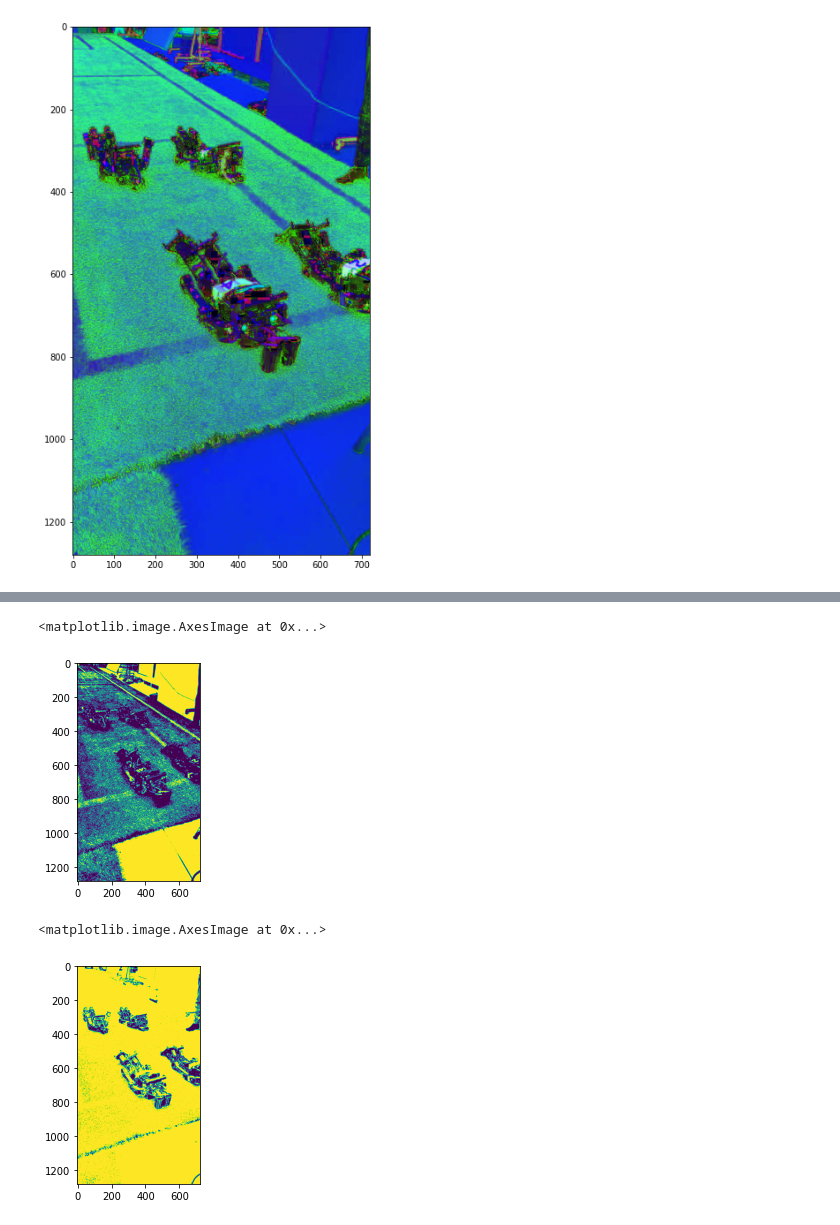
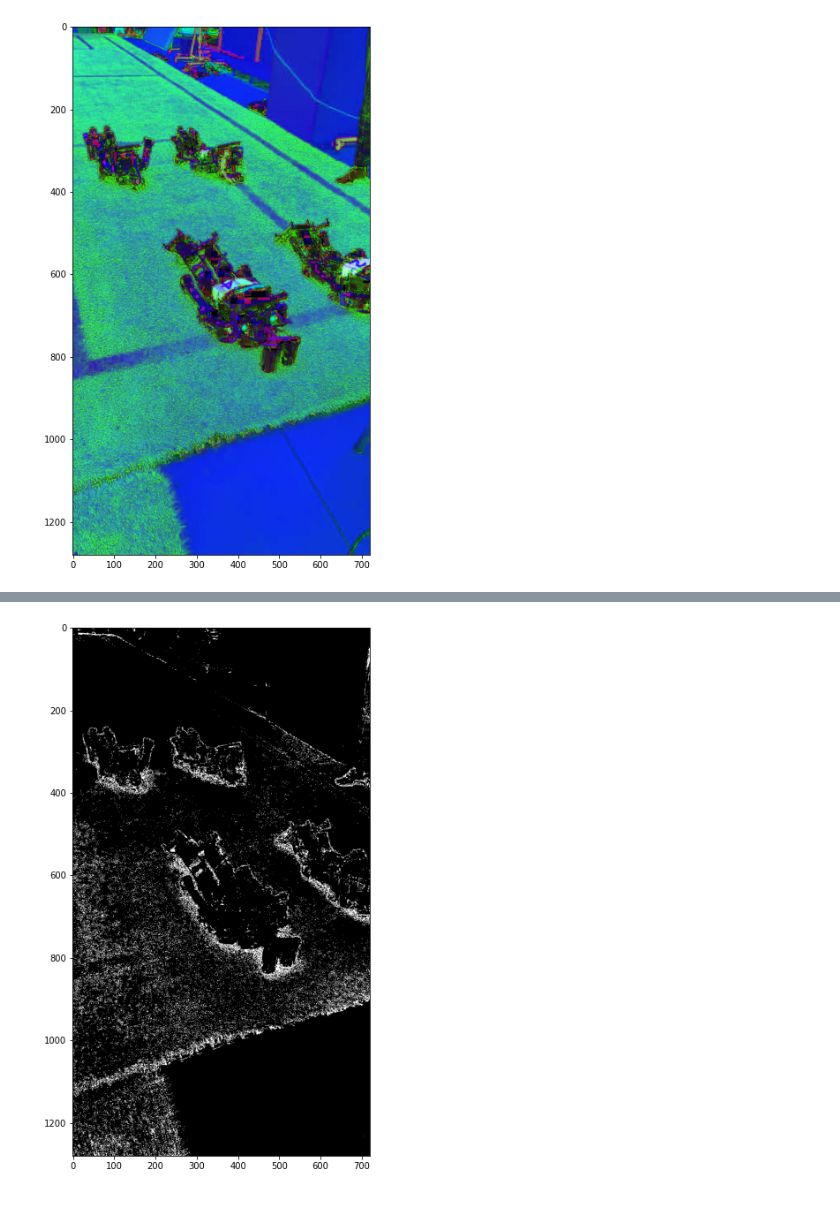
Before and after one commit to cyberschoolinmoscow/robofootball, a Jupyter notebook: homework/cv_hw2.ipynb, the cells around one changed output, grey strips where cells are left out. Saved outputs shown, nothing was run; the diff lists cells and outputs as text; code cells hidden in the pictures.

```diff
--- a/homework/cv_hw2.ipynb
+++ b/homework/cv_hw2.ipynb
@@ -32,23 +22,2 @@ plt.show()
 # %% [output]
 [figure]
-# %%
-import cv2
-import matplotlib.pyplot as plt
-
-canvas = cv2.imread('/sahrs_on_the_field.jpg')
- #Преобразуем в HSV
-img = cv2.cvtColor(canvas, cv2.COLOR_BGR2HSV)
-
-#print(img.shape)
-
-plt.figure(figsize=(12, 11))
-
-#color scheme (gray)
-plt.imshow(img)
-plt.show()
-
-#mask = cv2.inRange(img, (120, 130, 80), (230, 250, 200))
-
-#plt.figure(figsize=(12, 11))
-#plt.imshow(mask, cmap="gray")
-#plt.show()
@@ -109,12 +23,0 @@ plt.imshow(only_ring_hsv)
-# %%
-import sys
-import numpy as np
-import cv2 as cv
-fn = '/sahrs_on_the_field.jpg'
-img = cv.imread(fn)
-img = cv.cvtColor(img,cv.COLOR_BGR2GRAY)
-ret, img = cv.threshold(img, 127, 255, 0)
-plt.imshow(img)
-# %% [output]
-<matplotlib.image.AxesImage at 0x...>
-[figure, removed]
@@ -125,10 +24,9 @@ num_labels, labels, stats, centroids = cv2.connectedComponentsWithStats(thresh ,
-# %%
-
-binary_map = (src >40).astype(np.uint8)
-connectivity = 4 # or whatever you prefer
-
-output = cv2.connectedComponentsWithStats(binary_map, connectivity, cv2.CV_32S)
-plt.imshow(binary_map)
-# %% [output]
-<matplotlib.image.AxesImage at 0x...>
-[figure, removed]
+# %%
+
+mask = cv2.inRange(img, (20, 100, 10), (100, 200, 120))
+
+plt.figure(figsize=(12, 11))
+plt.imshow(mask, cmap="gray")
+plt.show()
+# %% [output]
+[figure, added]
```
Also changed, not shown: parts of 12 cells of this notebook.
